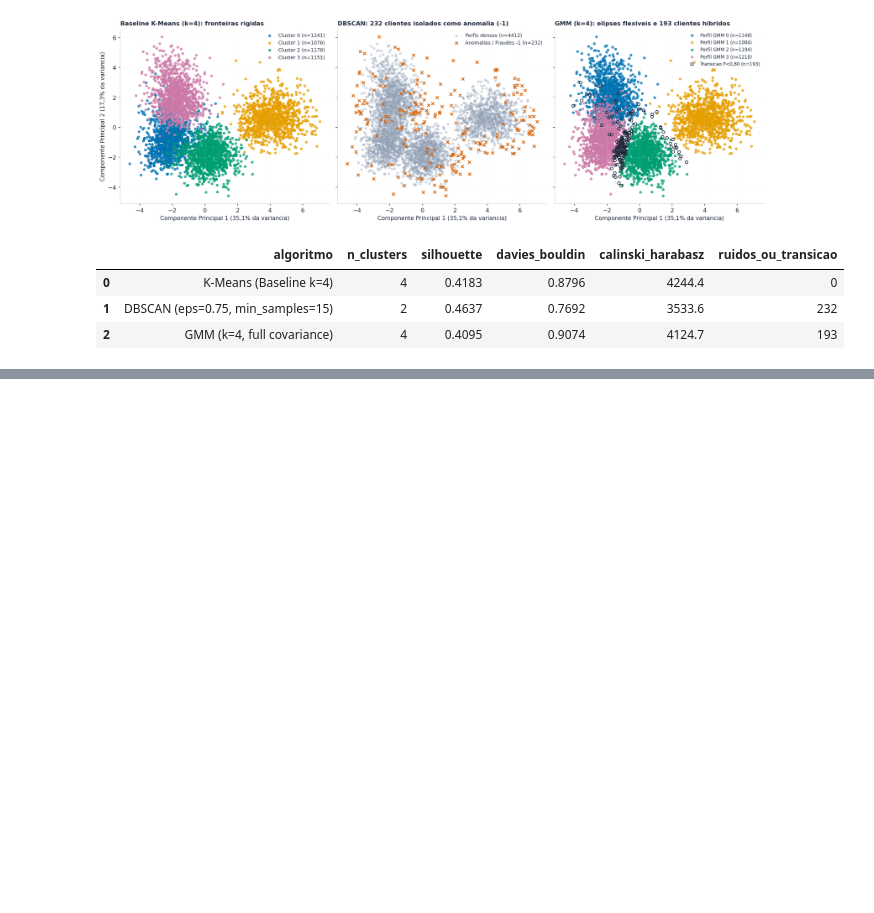
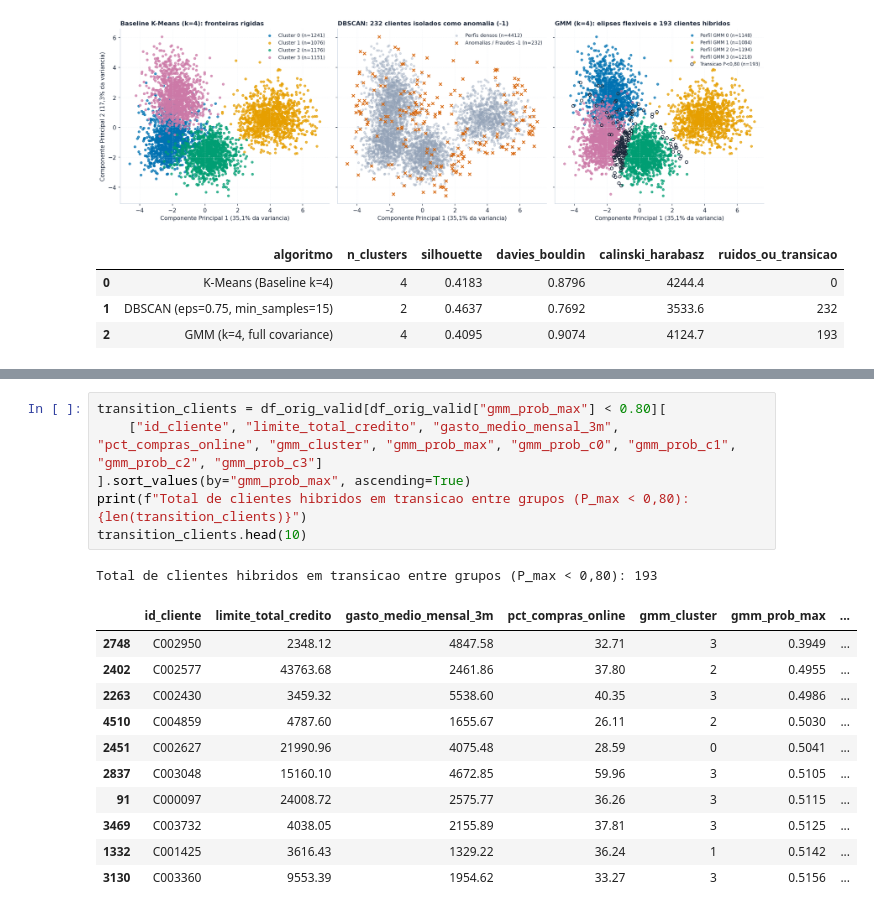
Before and after one commit to caioceo/unsupervised-fraud-detection, a Jupyter notebook: notebooks/notebooks.ipynb, the cells around one changed output, grey strips where cells are left out. Saved outputs shown, nothing was run; the diff lists cells and outputs as text; blank space fills up the shorter version.

Commit message:
feat(resultados): analisa os 193 clientes hibridos em zona de transicao probabilistica do GMM

```diff
--- a/notebooks/notebooks.ipynb
+++ b/notebooks/notebooks.ipynb
@@ -771,0 +776,19 @@ comparison_df
+# %%
+transition_clients = df_orig_valid[df_orig_valid["gmm_prob_max"] < 0.80][
+    ["id_cliente", "limite_total_credito", "gasto_medio_mensal_3m", "pct_compras_online", "gmm_cluster", "gmm_prob_max", "gmm_prob_c0", "gmm_prob_c1", "gmm_prob_c2", "gmm_prob_c3"]
+].sort_values(by="gmm_prob_max", ascending=True)
+print(f"Total de clientes hibridos em transicao entre grupos (P_max < 0,80): {len(transition_clients)}")
+transition_clients.head(10)
+# %% [output]
+Total de clientes hibridos em transicao entre grupos (P_max < 0,80): 193
+|  | id_cliente | limite_total_credito | gasto_medio_mensal_3m | pct_compras_online | gmm_cluster | gmm_prob_max | ... |
+| 2748 | C002950 | 2348.12 | 4847.58 | 32.71 | 3 | 0.3949 | ... |
+| 2402 | C002577 | 43763.68 | 2461.86 | 37.80 | 2 | 0.4955 | ... |
+| 2263 | C002430 | 3459.32 | 5538.60 | 40.35 | 3 | 0.4986 | ... |
+| 4510 | C004859 | 4787.60 | 1655.67 | 26.11 | 2 | 0.5030 | ... |
+| 2451 | C002627 | 21990.96 | 4075.48 | 28.59 | 0 | 0.5041 | ... |
+| 2837 | C003048 | 15160.10 | 4672.85 | 59.96 | 3 | 0.5105 | ... |
+| 91 | C000097 | 24008.72 | 2575.77 | 36.26 | 3 | 0.5115 | ... |
+| 3469 | C003732 | 4038.05 | 2155.89 | 37.81 | 3 | 0.5125 | ... |
+| 1332 | C001425 | 3616.43 | 1329.22 | 36.24 | 1 | 0.5142 | ... |
+| 3130 | C003360 | 9553.39 | 1954.62 | 33.27 | 3 | 0.5156 | ... |
```
Also changed, not shown: parts of 1 cell of this notebook.
